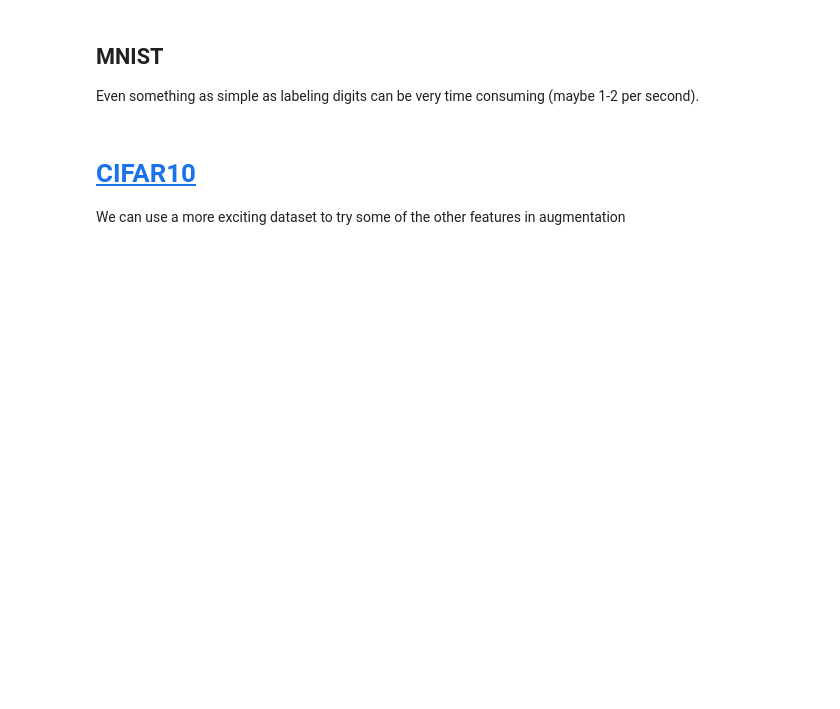
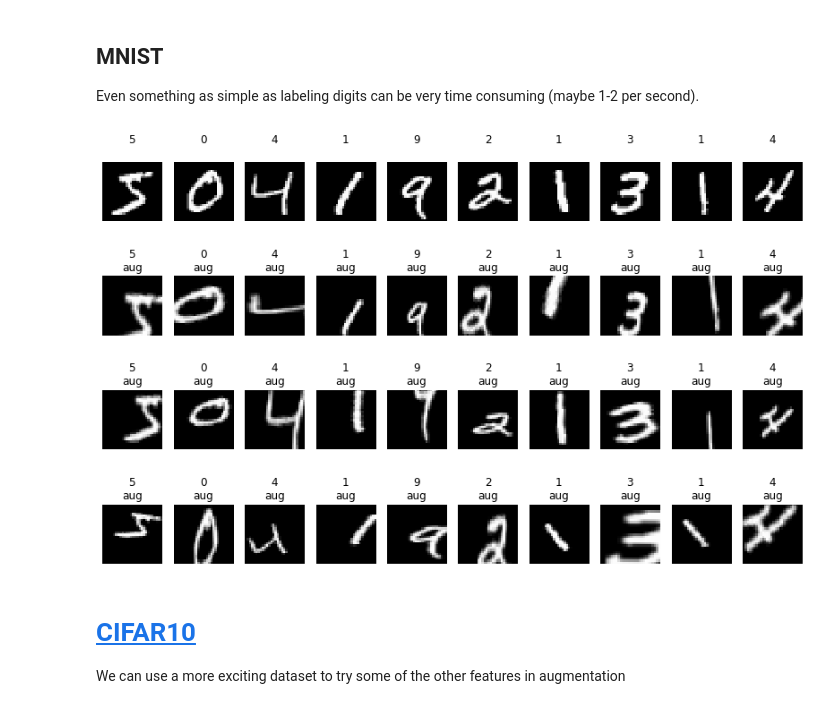
Before and after one commit to kmader/Quantitative-Big-Imaging-2019, a Jupyter notebook: Lectures/03-Datasets.ipynb, the cells around one changed output. Cells and saved outputs as stored; diff of their text form; code cells hidden in the pictures; blank space fills up the shorter version.

```diff
--- a/Lectures/03-Datasets.ipynb
+++ b/Lectures/03-Datasets.ipynb
@@ -471,24 +478,25 @@ Even something as simple as labeling digits can be very time consuming (maybe 1-
 # %%
 import numpy as np
 import matplotlib.pyplot as plt
 from keras.datasets import mnist
 %matplotlib inline
 (img, label), _ = mnist.load_data()
 img = np.expand_dims(img, -1)
 fig, m_axs = plt.subplots(4, 10, figsize=(14, 9))
 # setup augmentation
 img_aug.fit(img)
 real_aug = img_aug.flow(img[:10], label[:10], shuffle=False)
 for c_axs, do_augmentation in zip(m_axs, [False, True, True, True]):
     if do_augmentation:
         img_batch, label_batch = next(real_aug)
     else:
         img_batch, label_batch = img, label
     for c_ax, c_img, c_label in zip(c_axs, img_batch, label_batch):
         c_ax.imshow(c_img[:, :, 0], cmap='gray', vmin=0, vmax=255)
-        c_ax.set_title('{}\n{}'.format(
-            c_label, 'aug' if do_augmentation else ''))
+        c_ax.set_title('{}\n{}'.format( c_label, 'aug' if do_augmentation else ''))
         c_ax.axis('off')
+# %% [output]
+[figure, added]
 # %% [markdown]
 # [CIFAR10](https://www.cs.toronto.edu/~kriz/cifar.html)
 We can use a more exciting dataset to try some of the other features in augmentation
```
Also changed, not shown: parts of 17 cells of this notebook.
